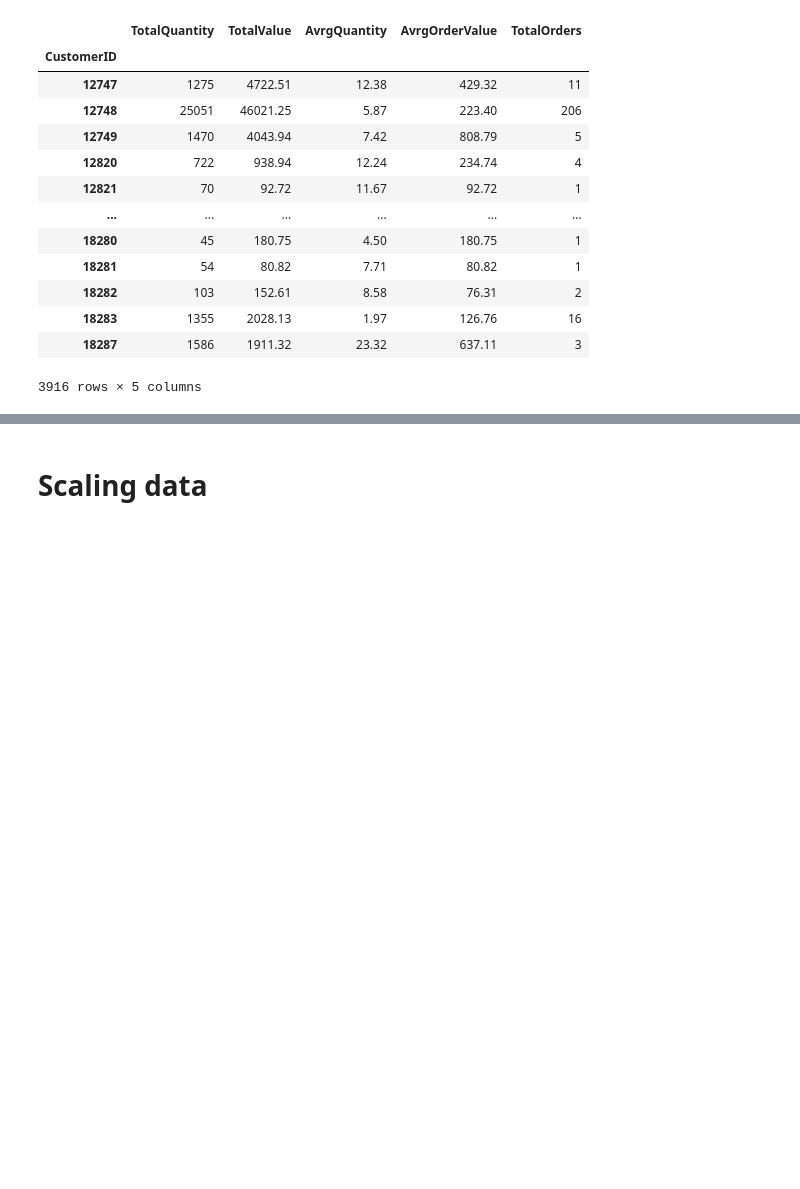
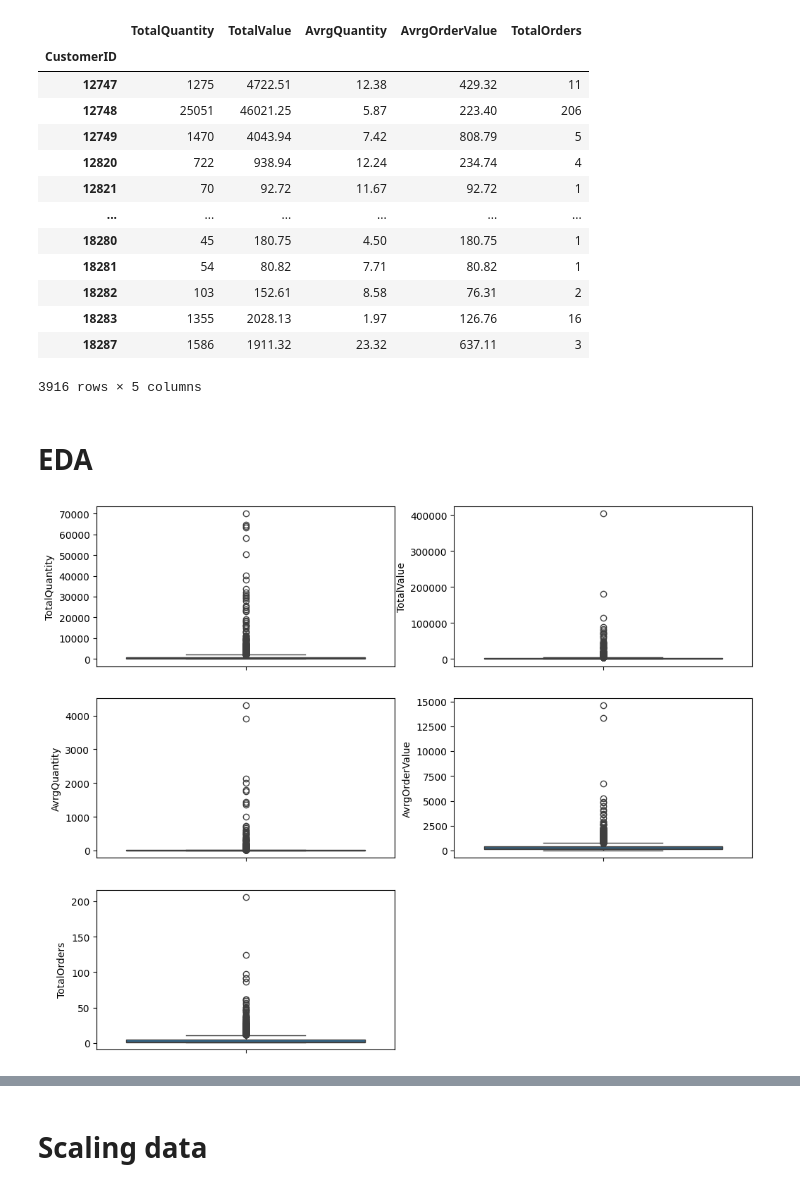
Before and after one commit to dimitsagk/ClientClustering_InventoryForecast, a Jupyter notebook: notebooks/03_ClientClustering_ML-notebook.ipynb, the cells around one changed output, grey strips where cells are left out. Saved outputs shown, nothing was run; the diff lists cells and outputs as text; code cells hidden in the pictures; blank space fills up the shorter version.

```diff
--- a/notebooks/03_ClientClustering_ML-notebook.ipynb
+++ b/notebooks/03_ClientClustering_ML-notebook.ipynb
@@ -154,3 +159,20 @@ cust
 | 18283 | 1355 | 2028.13 | 1.97 | 126.76 | 16 |
 | 18287 | 1586 | 1911.32 | 23.32 | 637.11 | 3 |
 3916 rows × 5 columns
+# %% [markdown]
+# EDA
+# %%
+fig, ax = plt.subplots(nrows=3, ncols=2, figsize=(12, 10))
+
+sns.boxplot(data=cust['TotalQuantity'], ax=ax[0, 0])
+sns.boxplot(data=cust['TotalValue'], ax=ax[0, 1])
+sns.boxplot(data=cust['AvrgQuantity'], ax=ax[1, 0])
+sns.boxplot(data=cust['AvrgOrderValue'], ax=ax[1, 1])
+sns.boxplot(data=cust['TotalOrders'], ax=ax[2, 0])
+
+# Remove the empty subplot
+fig.delaxes(ax[2, 1])
+
+plt.show()
+# %% [output]
+[figure, added]
```
Also changed, not shown: parts of 5 cells of this notebook.
